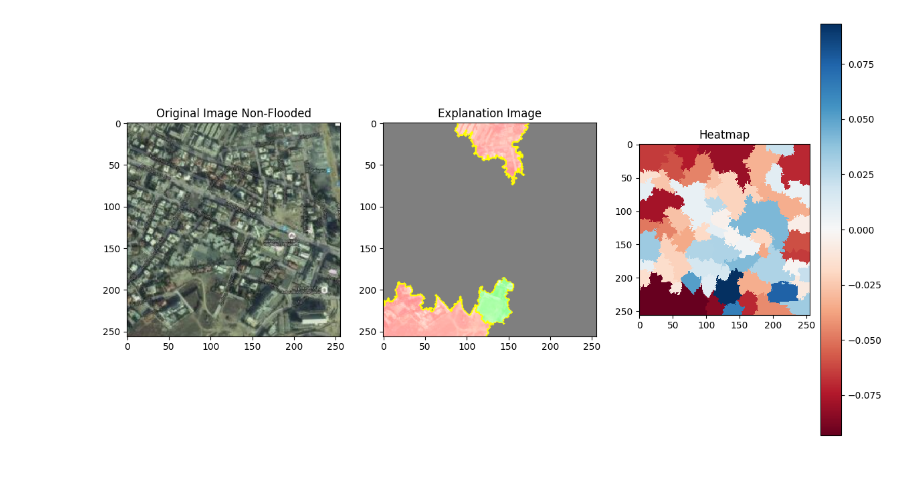
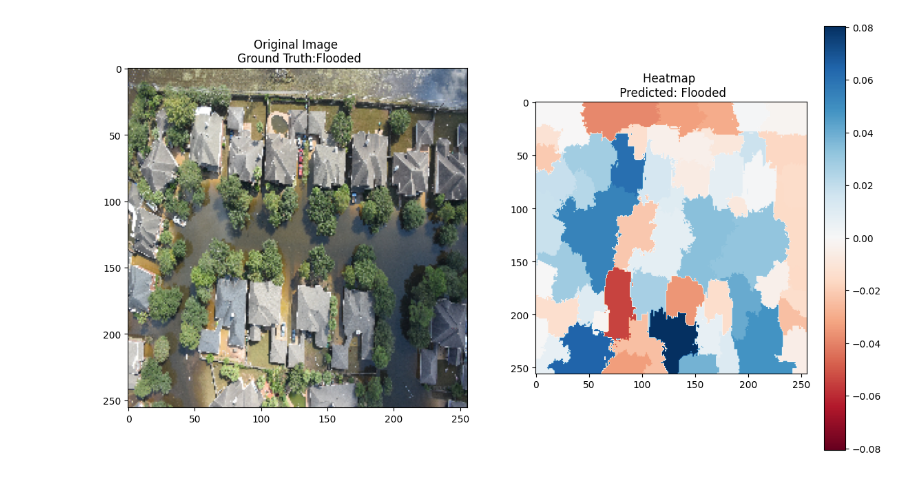
Before and after one commit to AbdulManaf12/Post-Flood-Disaster-Management, a Jupyter notebook: Classification/XAI_models.ipynb, the cells around one changed output. Drawn from its saved outputs; the diff is of its cells as text; code cells hidden in the pictures.

Commit message:
xai images

```diff
--- a/Classification/XAI_models.ipynb
+++ b/Classification/XAI_models.ipynb
@@ -18,7 +18,7 @@ dataset_code = 'A'
 model_name = 'MobileNet'
 data_saved_dir = r'E:\Post-Flood-Disaster-Management\Classification\pickle_data'
 model_saved_dir = r'E:\Post-Flood-Disaster-Management\Classification\models'
-test_data_path = f'{data_saved_dir}\A_testing.pkl'
+test_data_path = f'{data_saved_dir}\\floodnet_testing.pkl'
 # %%
 def load_pickle(file_path):
     with open(file_path, 'rb') as f:
@@ -108,32 +108,34 @@ def apply_lime(image, label):
                                     hide_color=0,
                                     num_samples=1000)
 
-    temp, mask = exp.get_image_and_mask(exp.top_labels[0], positive_only=False, negative_only=False, num_features=5, hide_rest=True)
+    temp, mask = exp.get_image_and_mask(exp.top_labels[0], positive_only=True, negative_only=False, num_features=5, hide_rest=True)
 
     img = np.expand_dims(image, axis=0)
+    predicted = "Non-Flooded"
     if (best_model.predict(img)[0][0] > 0.5):
         print(f'Predicted: Flooded with {round(best_model.predict(img)[0][0] * 100, 2)}% confidence')
+        predicted = "Flooded"
     else:
-        print(f'Predicted: Non Flooded with {round((1 - best_model.predict(img)[0][0]) * 100, 2)}% confidence')
+        print(f'Predicted: Non-Flooded with {round((1 - best_model.predict(img)[0][0]) * 100, 2)}% confidence')
 
 
     plt.figure(figsize=(14, 8))
-    plt.subplot(1, 3, 1)
+    plt.subplot(1, 2, 1)
     plt.imshow(image)
-    plt.title(f'Original Image {"Flooded" if label == 1 else "Non-Flooded"}')
+    plt.title(f'Original Image \n Ground Truth:{"Flooded" if label == 1 else "Non-Flooded"}')
 
-    plt.subplot(1, 3, 2)
-    plt.imshow(mark_boundaries(temp / 2 + 0.5, mask))
-    plt.title('Explanation Image')
+    # plt.subplot(1, 3, 2)
+    # plt.imshow(mark_boundaries(temp / 2 + 0.5, mask))
+    # plt.title('Explanation Image')
 
-    plt.subplot(1, 3, 3)
+    plt.subplot(1, 2, 2)
     dict_heatmap = dict(exp.local_exp[exp.top_labels[0]])
     heatmap = np.vectorize(dict_heatmap.get)(exp.segments)
     plt.imshow(heatmap, cmap = 'RdBu', vmin  = -heatmap.max(), vmax = heatmap.max())
     plt.colorbar()
-    plt.title('Heatmap')
+    plt.title(f'Heatmap \n Predicted: {predicted}')
 
     plt.show()
 # %%
-apply_lime(X_test_images[8], X_test_labels[8])
+apply_lime(X_test_images[2], X_test_labels[2])
 # %% [output]
@@ -157,2 +159,2 @@ Predicted: Non Flooded with 100.0% confidence
-[figure, old version]
+[figure, new version]
 # %%
```
Also changed, not shown: parts of 12 cells of this notebook.
